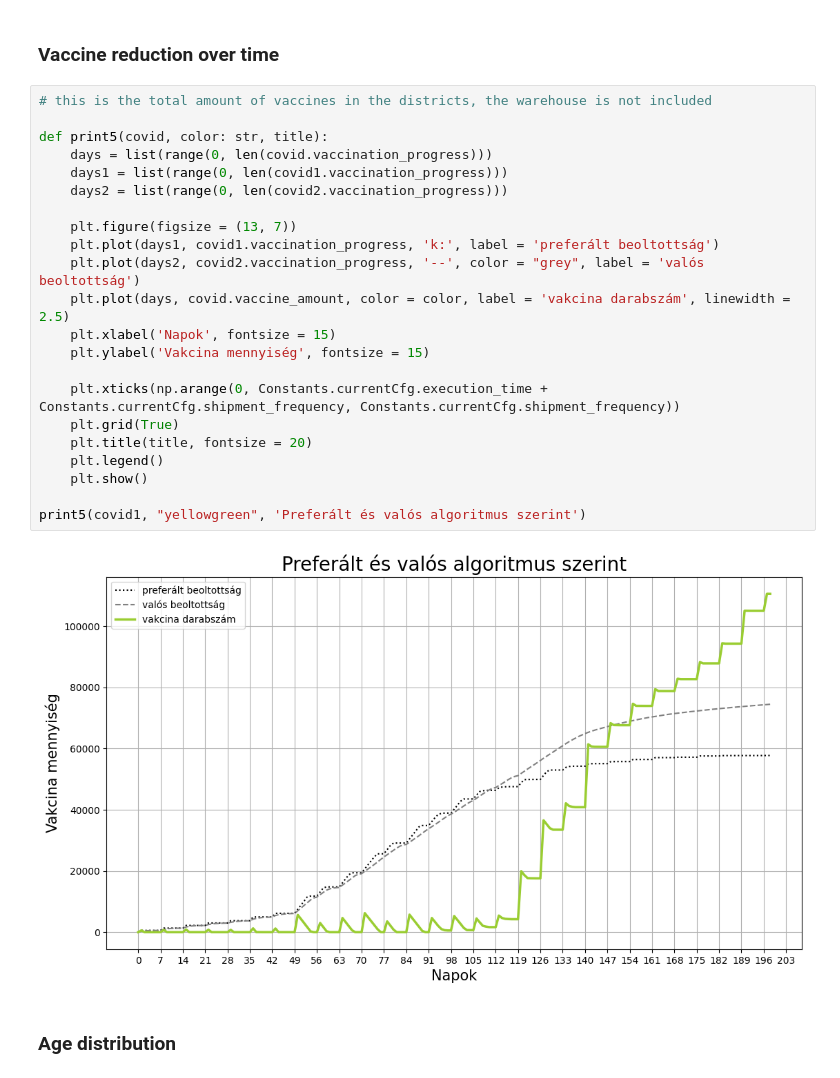
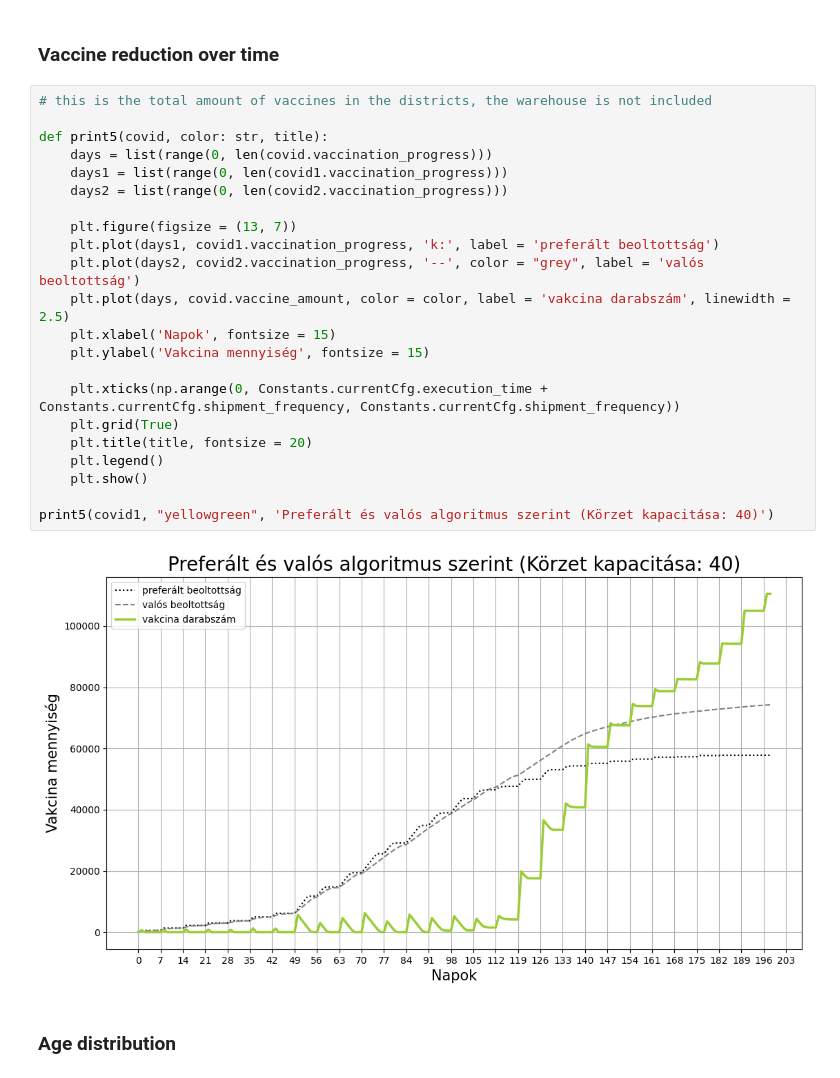
Before and after one commit to papel1/COVIDsim, a Jupyter notebook: Tests.ipynb, the cells around one changed output. Saved outputs shown, nothing was run; the diff lists cells and outputs as text.

```diff
--- a/Tests.ipynb
+++ b/Tests.ipynb
@@ -361,27 +361,27 @@ print4(district_increase_test4, 'Valós algoritmus szerint') #rand
 # %%
 # this is the total amount of vaccines in the districts, the warehouse is not included
 
 def print5(covid, color: str, title):
     days = list(range(0, len(covid.vaccination_progress)))
     days1 = list(range(0, len(covid1.vaccination_progress)))
     days2 = list(range(0, len(covid2.vaccination_progress)))
 
     plt.figure(figsize = (13, 7))
     plt.plot(days1, covid1.vaccination_progress, 'k:', label = 'preferált beoltottság')
     plt.plot(days2, covid2.vaccination_progress, '--', color = "grey", label = 'valós beoltottság')
     plt.plot(days, covid.vaccine_amount, color = color, label = 'vakcina darabszám', linewidth = 2.5)
     plt.xlabel('Napok', fontsize = 15)
     plt.ylabel('Vakcina mennyiség', fontsize = 15)
 
     plt.xticks(np.arange(0, Constants.currentCfg.execution_time + Constants.currentCfg.shipment_frequency, Constants.currentCfg.shipment_frequency))
     plt.grid(True)
     plt.title(title, fontsize = 20)
     plt.legend()
     plt.show()
 
-print5(covid1, "yellowgreen", 'Preferált és valós algoritmus szerint')
+print5(covid1, "yellowgreen", 'Preferált és valós algoritmus szerint (Körzet kapacitása: 40)')
 # %% [output]
-[figure, old version]
+[figure, new version]
 # %% [markdown]
 ### Age distribution
 # %%
```
Also changed, not shown: parts of 6 cells of this notebook, 7 other files.
